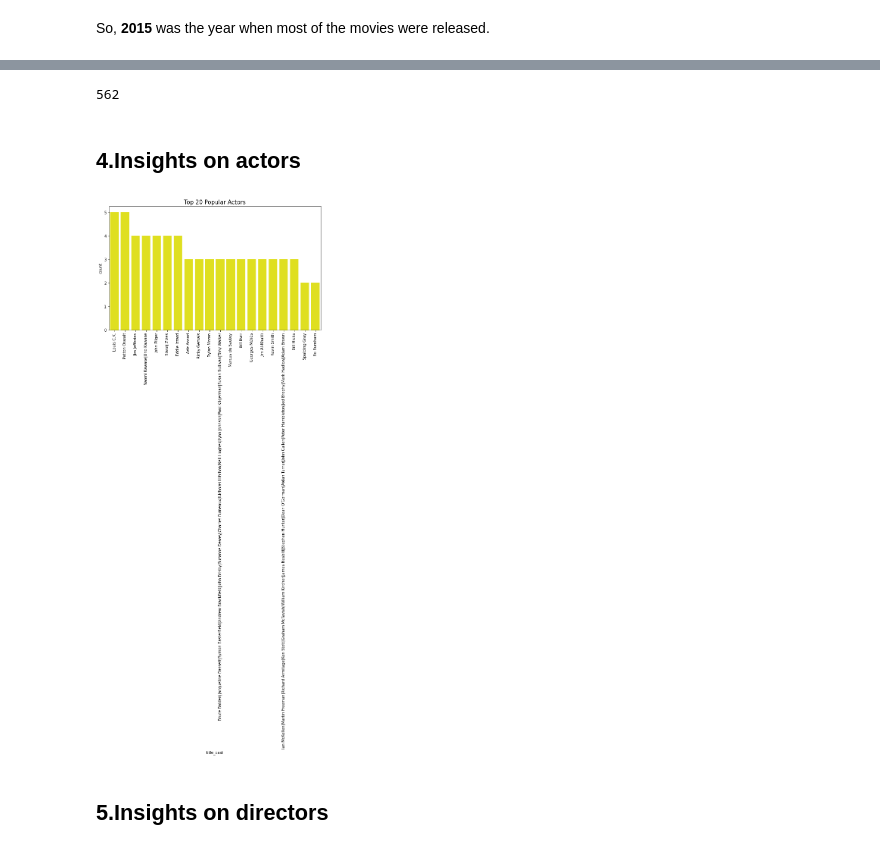
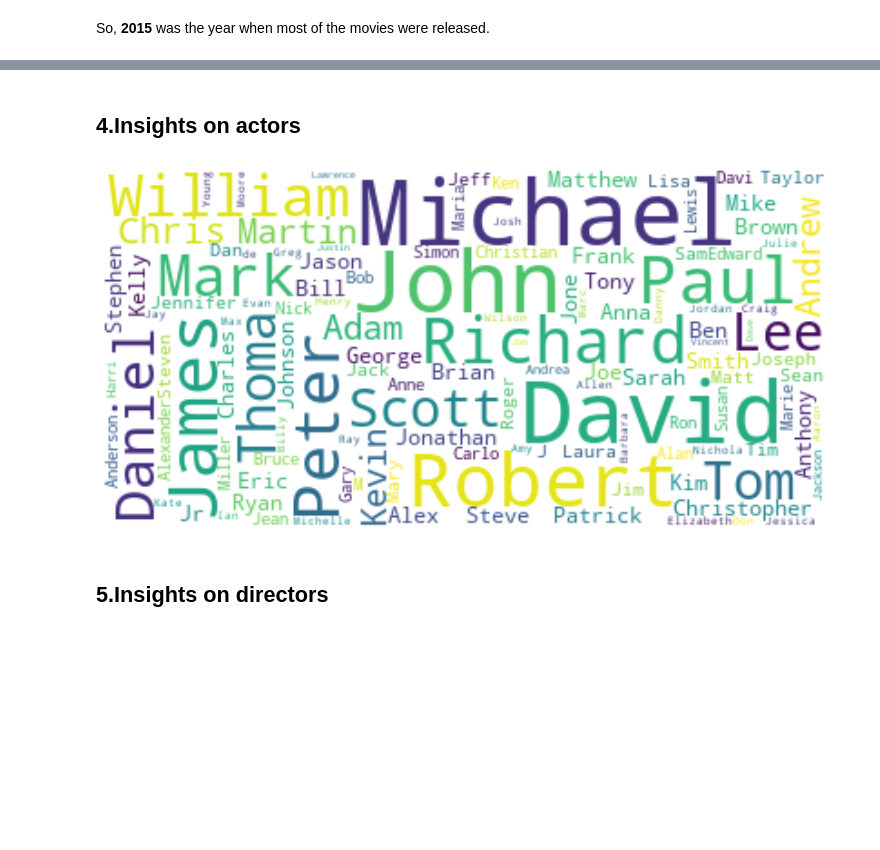
Before and after one commit to kmoketo-dev/Unsurpervised-Learning-Predict, a Jupyter notebook: unsupervised-movie-recommendation-zm6.ipynb, the cells around one changed output, grey strips where cells are left out. Drawn from its saved outputs; the diff is of its cells as text; code cells hidden in the pictures; blank space fills up the shorter version.

```diff
--- a/unsupervised-movie-recommendation-zm6.ipynb
+++ b/unsupervised-movie-recommendation-zm6.ipynb
@@ -565,27 +533,18 @@ ratings.head()
-# %%
-years = []
-
-for title in df_movies['title']:
-    yearpub_subset = title[-5:-1]
-    try: years.append(int(yearpub_subset))
-    except: years.append(9999)
-
-df_movies['yearpub'] = years
-print(len(df_movies[df_movies['yearpub'] == 9999]))
-# %% [output]
-562
 # %% [markdown]
 ##  4.Insights on actors
-# %%
-#Plotting popular cast using a count-plot
-plt.figure(figsize = (10,6))
-title_cast=df_imdb['title_cast'].explode()
-ax=sns.countplot(x=title_cast, order = title_cast.value_counts().index[:20],color='yellow')
-ax.set_title('Top 20 Popular Actors',fontsize=15)
-plt.xticks(rotation=90)
-plt.show()
-# %% [output]
-[figure, removed]
+# %%
+#df['title_cast'] = df['title_cast'].apply(lambda x: " ".join(x))
+#all_words2 = ''.join([label for label in movies_genres['genres']])
+gen2 = df['title_cast'].explode()
+text = list(set(gen2))
+plt.rcParams['figure.figsize'] = (13, 13)
+wordcloud = WordCloud(max_font_size=50, max_words=400,background_color="white").generate(str(text))
+
+plt.imshow(wordcloud,interpolation="bilinear")
+plt.axis("off")
+plt.show()
+# %% [output]
+[figure, added]
 # %% [markdown]
 ## 5.Insights on directors
 # %%
```
Also changed, not shown: parts of 16 cells of this notebook.
